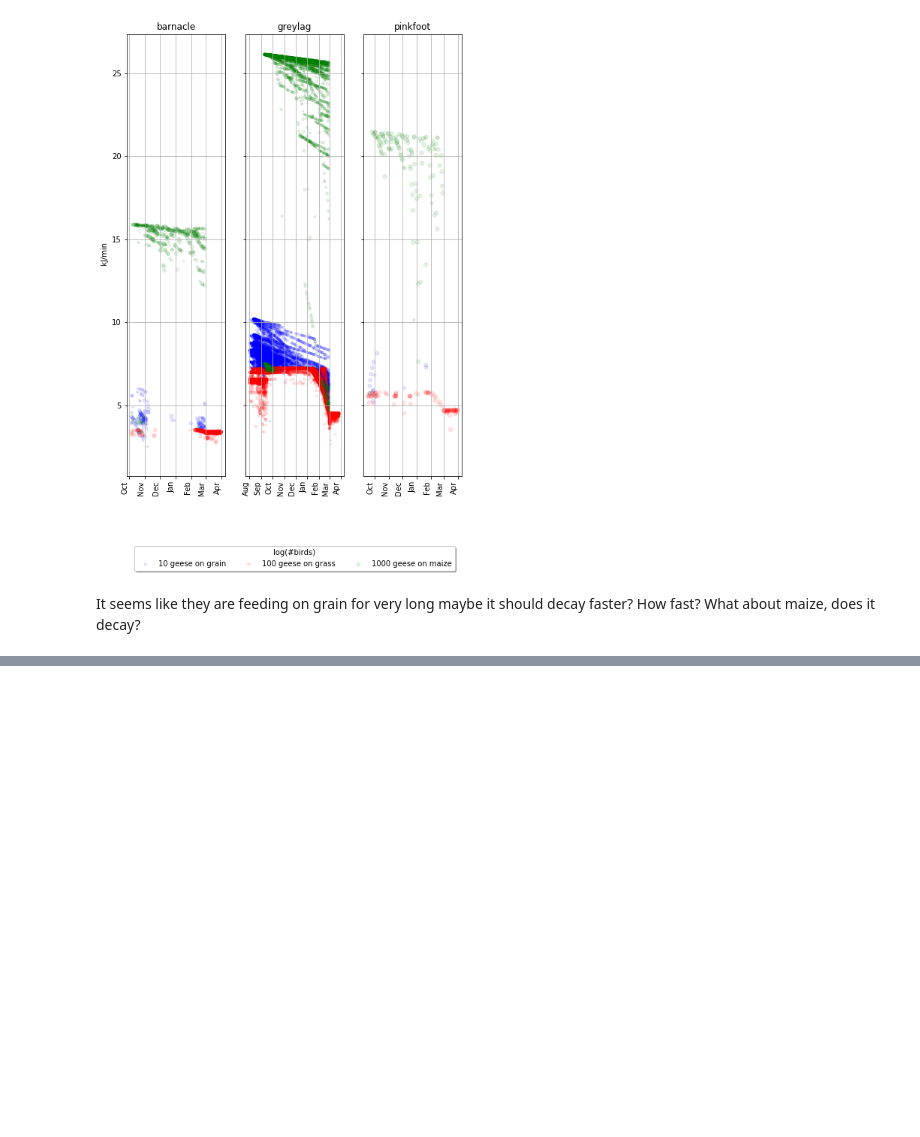
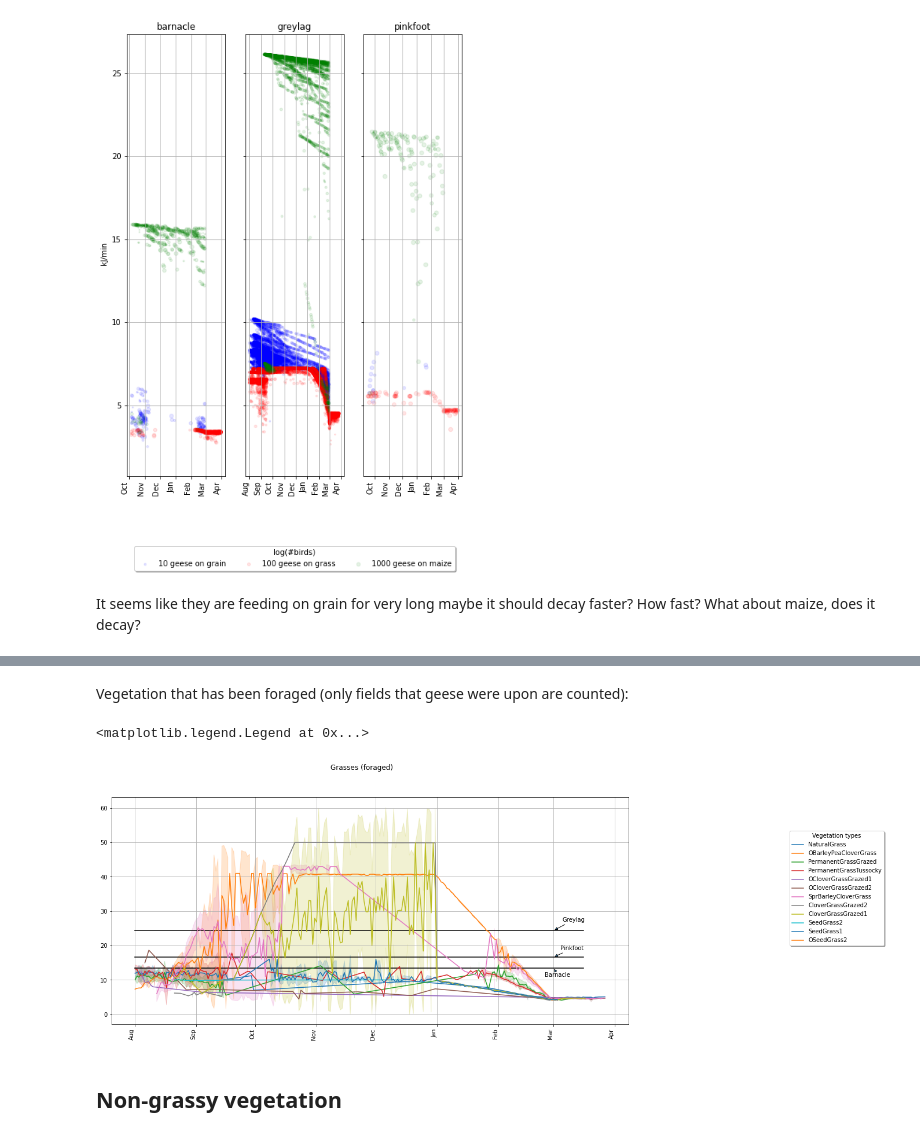
Before and after one commit to andrey-chu/almass_python_testing_mirror, a Jupyter notebook: Goose_test_notebook.ipynb, the cells around one changed output, grey strips where cells are left out. Cells and saved outputs as stored; diff of their text form; code cells hidden in the pictures; blank space fills up the shorter version.

Commit message:
geese weights

```diff
--- a/Goose_test_notebook.ipynb
+++ b/Goose_test_notebook.ipynb
@@ -411,8 +415,16 @@ greylag_max = 24.3769
 veg_types = forage_data['veg_type_chr'].unique()
 regexp = re.compile(".*[gG]rass.*") # everything that contains grass
 grass_types = list(filter(regexp.match, veg_types))
-# let us filter grasses
+# let us filter grasses: All grasses
 forage_data_grass = forage_data[forage_data['veg_type_chr'].isin(grass_types)]
 grass_1=forage_data_grass.groupby(['veg_type_chr', 'daydate']).agg(veg_mean=('veg_height', np.mean), veg_std=('veg_height',np.std))
 grass_1['veg_up']=grass_1['veg_mean']+grass_1['veg_std']
 grass_1['veg_down']=grass_1['veg_mean']-grass_1['veg_std']
+# let us filter grasses: those that geese are foraging upon
+veg_types1 = forage_data_months_filtered['veg_type_chr'].unique()
+
+grass_types_foraged = list(filter(regexp.match, veg_types1))
+forage_data_grass2 = forage_data_months_filtered[forage_data_months_filtered['veg_type_chr'].isin(grass_types_foraged)]
+grass_2=forage_data_grass2.groupby(['veg_type_chr', 'daydate']).agg(veg_mean=('veg_height', np.mean), veg_std=('veg_height',np.std))
+grass_2['veg_up']=grass_2['veg_mean']+grass_2['veg_std']
+grass_2['veg_down']=grass_2['veg_mean']-grass_2['veg_std']
@@ -446,0 +464,36 @@ ax5.legend(handles=p, labels=grass_types, fancybox=True, shadow=True, title='Veg
+# %% [markdown]
+Vegetation that has been foraged (only fields that geese were upon are counted):
+# %%
+fig6, ax6 = plt.subplots(figsize=mpl.figure.figaspect(0.5)*2)
+
+months = mdates.MonthLocator()
+myFmt = mdates.DateFormatter('%b')
+# plt.sca()
+fig6.autofmt_xdate(rotation='vertical')
+ax6.xaxis.set_major_formatter(myFmt)
+
+ax6.grid()
+p1=[None]*len(grass_types_foraged)
+
+ax6.xaxis.set_minor_locator(months)
+ax6.xaxis_date()
+p_foraged=[None]*len(grass_types_foraged)
+p1_foraged=[None]*len(grass_types_foraged)
+ax6.plot(grass_2.loc[(grass_types_foraged[1],)].index,barnacle_max*np.ones(len(grass_2.loc[(grass_types_foraged[1],)].index)), color='black')
+ax6.plot(grass_2.loc[(grass_types_foraged[1],)].index,pinkfoot_max*np.ones(len(grass_2.loc[(grass_types_foraged[1],)].index)), color='black')
+ax6.plot(grass_2.loc[(grass_types_foraged[1],)].index,greylag_max*np.ones(len(grass_2.loc[(grass_types_foraged[1],)].index)), color='black')
+ax6.annotate('Barnacle', (mdates.date2num(dt.datetime(2011, 3, 1)), barnacle_max), xytext=(-15, -15), textcoords='offset points', arrowprops=dict(arrowstyle='-|>'))
+ax6.annotate('Pinkfoot', (mdates.date2num(dt.datetime(2011, 3, 1)), pinkfoot_max), xytext=(12, 12), textcoords='offset points', arrowprops=dict(arrowstyle='-|>'))
+ax6.annotate('Greylag', (mdates.date2num(dt.datetime(2011, 3, 1)), greylag_max), xytext=(15, 15), textcoords='offset points', arrowprops=dict(arrowstyle='-|>'))
+for i in range(len(grass_types_foraged)):
+
+    p_foraged[i],=ax6.plot(grass_2.loc[(grass_types_foraged[i],)].index, grass_2.loc[(grass_types_foraged[i],)]['veg_mean'])
+    p1_foraged[i]=ax6.fill_between(grass_2.loc[(grass_types_foraged[i],)].index, grass_2.loc[(grass_types_foraged[i],)]['veg_up'], grass_2.loc[(grass_types_foraged[i],)]['veg_down'],alpha=0.2,color=p[i]._color)
+    #
+fig6.suptitle('Grasses (foraged)')
+ax6.legend(handles=p_foraged, labels=grass_types_foraged, fancybox=True, shadow=True, title='Vegetation types', loc='center right',bbox_to_anchor=(1.5, 0.60))
+# %% [output]
+<matplotlib.legend.Legend at 0x...>
+[figure, added]
+# %% [markdown]
+## Non-grassy vegetation
```
Also changed, not shown: parts of 12 cells of this notebook, 1 other file.
